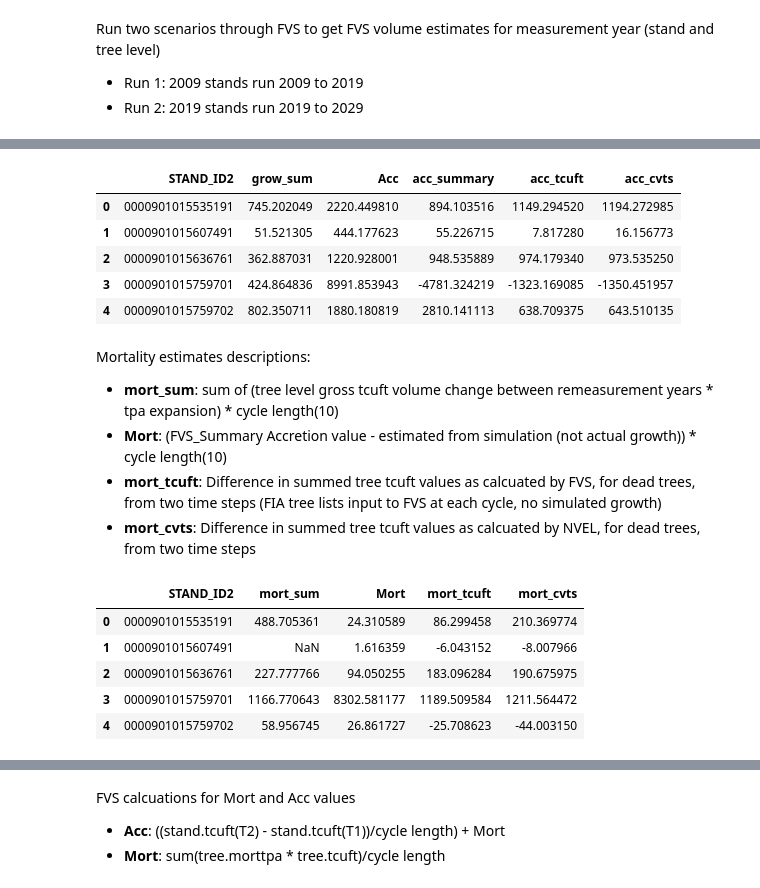
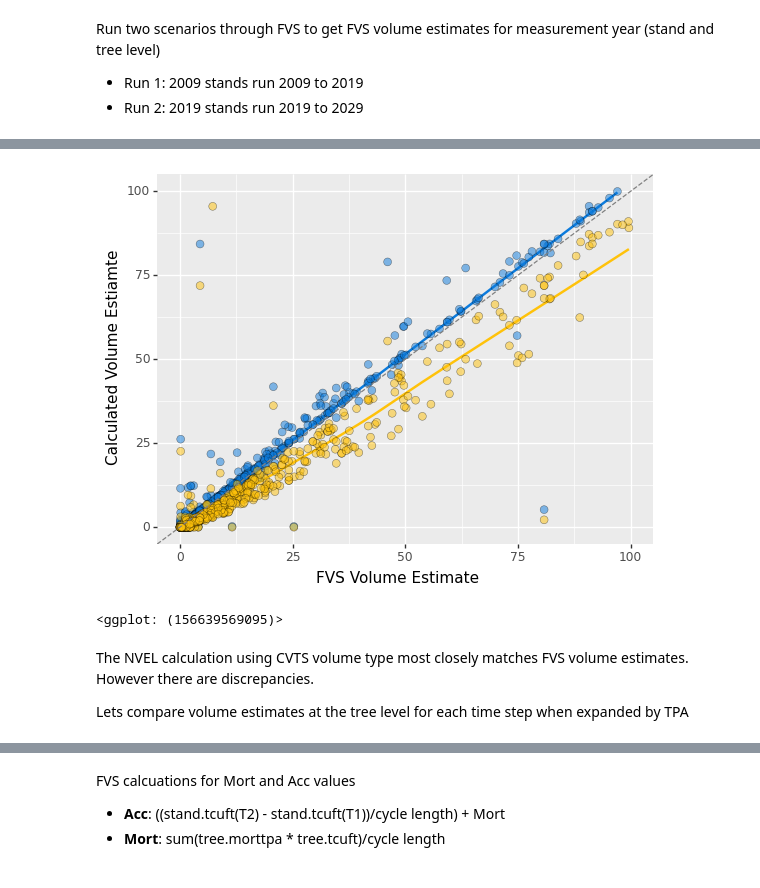
Before and after one commit to Ecotrust/calibrate_fvs, a Jupyter notebook: notebooks/FIA_GroundtruthData.ipynb, the cells around one changed output, grey strips where cells are left out. Saved outputs shown, nothing was run; the diff lists cells and outputs as text; code cells hidden in the pictures.

```diff
--- a/notebooks/FIA_GroundtruthData.ipynb
+++ b/notebooks/FIA_GroundtruthData.ipynb
@@ -97,7 +100,7 @@ Run two scenarios through FVS to get FVS volume estimates for measurement year (
 #read in FVS output
 DB_PATH = 'D:/fvs_calibration/data/interim/FVSOut.db'
 con2 = sqlite3.connect(DB_PATH)
-fvs_trees = pd.read_sql_query("select CaseID, StandID, Year, TreeId, SpeciesFIA, TreeVal, TCuFt, MortPA from FVS_TreeList", con2)
+fvs_trees = pd.read_sql_query("select CaseID, StandID, Year, TreeId, TPA, SpeciesFIA, TreeVal, TCuFt, MortPA from FVS_TreeList", con2)
 fvs_cases = pd.read_sql_query("select CaseID, StandID, MgmtID from FVS_Cases", con2)
 
 # add scenario description from cases table
@@ -105,6 +108,5 @@ fvs_trees = fvs_trees.merge(fvs_cases, on=("StandID", "CaseID"))
 
 fvs_trees['TreeId'] = fvs_trees['TreeId'].astype('int64')
 sub_fvs_trees = fvs_trees.loc[((fvs_trees["MgmtID"] == 'Run1') & (fvs_trees["Year"] == 2009)) | ((fvs_trees["MgmtID"] == 'Run2') & (fvs_trees["Year"] == 2019))]
-sub_fvs_trees = sub_fvs_trees[['StandID', 'Year', 'TreeId', 'TreeVal', 'TCuFt', 'MgmtID']]
-
-volume_calc_join = sub_fvs_trees.merge(volume_calc, how="left", left_on=("StandID", "Year", "TreeId"), right_on=("STAND_ID", "INVYR", "TREE"))
+sub_fvs_trees = sub_fvs_trees[['StandID', 'Year', 'TreeId', 'TPA', 'TreeVal', 'TCuFt', 'MgmtID', 'MortPA']]
+sub_fvs_trees.shape[0]
@@ -110,0 +117,14 @@ volume_calc_join = sub_fvs_trees.merge(volume_calc, how="left", left_on=("StandI
+# %%
+volume_calc = pd.read_excel('../data/NC_trees_for_NVEL_calc.xlsx' )
+# %%
+# add key values to volume_calc
+volume_calc['STAND_CN'] = volume_calc['STAND_CN'].astype(str)
+stands_filtered_id = stands_filtered[['STAND_CN', 'STAND_ID', 'STAND_ID2']]
+volume_calc = volume_calc.merge(stands_filtered_id, on = 'STAND_CN')
+
+# add cond_prop for later calculations
+cond_prop = cond[['STAND_CN', 'CONDPROP_UNADJ']]
+volume_calc = volume_calc.merge(cond_prop, on='STAND_CN')
+
+volume_calc = volume_calc[['STAND_CN', 'STAND_ID', 'INVYR', 'TREE', 'STATUSCD', 'TPA_UNADJ', 'CONDPROP_UNADJ', 'VOLUME_CVTS', 'VOLUME_CV4']]
+volume_calc.shape[0]
@@ -111,3 +137,6 @@ volume_calc_join = sub_fvs_trees.merge(volume_calc, how="left", left_on=("StandI
+# %%
+#join with fvs trees
+volume_calc_join = sub_fvs_trees.merge(volume_calc, how="inner", left_on=("StandID", "Year", "TreeId"), right_on=("STAND_ID", "INVYR", "TREE"))
 # %%
 print(sub_fvs_trees.shape[0])
 print(volume_calc_join.shape[0])
@@ -320,24 +146,21 @@ Accreation estimates descriptions:
-# %%
-all_agg_acc
-# %% [output]
-|  | STAND_ID2 | grow_sum | Acc | acc_summary | acc_tcuft | acc_cvts |
-| 0 | 0000901015535191 | 745.202049 | 2220.449810 | 894.103516 | 1149.294520 | 1194.272985 |
-| 1 | 0000901015607491 | 51.521305 | 444.177623 | 55.226715 | 7.817280 | 16.156773 |
-| 2 | 0000901015636761 | 362.887031 | 1220.928001 | 948.535889 | 974.179340 | 973.535250 |
-| 3 | 0000901015759701 | 424.864836 | 8991.853943 | -4781.324219 | -1323.169085 | -1350.451957 |
-| 4 | 0000901015759702 | 802.350711 | 1880.180819 | 2810.141113 | 638.709375 | 643.510135 |
-# %% [markdown]
-Mortality estimates descriptions:
-* **mort_sum**: sum of (tree level gross tcuft volume change between remeasurement years * tpa expansion) * cycle length(10)
-* **Mort**: (FVS_Summary Accretion value - estimated from simulation (not actual growth)) * cycle length(10)
-* **mort_tcuft**: Difference in summed tree tcuft values as calcuated by FVS, for dead trees, from two time steps (FIA tree lists input to FVS at each cycle, no simulated growth)
-* **mort_cvts**: Difference in summed tree tcuft values as calcuated by NVEL, for dead trees, from two time steps
-# %%
-all_agg_mort
-# %% [output]
-|  | STAND_ID2 | mort_sum | Mort | mort_tcuft | mort_cvts |
-| 0 | 0000901015535191 | 488.705361 | 24.310589 | 86.299458 | 210.369774 |
-| 1 | 0000901015607491 | NaN | 1.616359 | -6.043152 | -8.007966 |
-| 2 | 0000901015636761 | 227.777766 | 94.050255 | 183.096284 | 190.675975 |
-| 3 | 0000901015759701 | 1166.770643 | 8302.581177 | 1189.509584 | 1211.564472 |
-| 4 | 0000901015759702 | 58.956745 | 26.861727 | -25.708623 | -44.003150 |
+# %%
+(ggplot(volume_calc_join)
+    + geom_smooth(mapping = aes(x = 'TCuFt', y ='VOLUME_CV4'), color="#FFC20A", se = False)
+    + geom_smooth(mapping = aes(x = 'TCuFt', y ='VOLUME_CVTS'), color="#0C7BDC", se = False)
+    + geom_point(mapping = aes(x = 'TCuFt', y ='VOLUME_CVTS'), fill='#0C7BDC', alpha = .5, stroke=.2, size=3)
+    + geom_point(mapping = aes(x = 'TCuFt', y ='VOLUME_CV4'), fill='#FFC20A' , alpha = .5, stroke=.2, size=3)
+    + geom_abline(slope = 1, intercept = 0, linetype="dashed", color="Grey")
+    + scale_x_continuous(limits = (0, 100))
+    + scale_y_continuous(limits = (0, 100))
+    + xlab("FVS Volume Estimate")
+    + ylab("Calculated Volume Estiamte"))
+
+#Blue - Volume CVTS
+#Yellow - Volume CV4
+# %% [output]
+[figure, added]
+<ggplot: (156639569095)>
+# %% [markdown]
+The NVEL calculation using CVTS volume type most closely matches FVS volume estimates. However there are discrepancies.
+
+Lets compare volume estimates at the tree level for each time step when expanded by TPA
```
Also changed, not shown: parts of 60 cells of this notebook.
